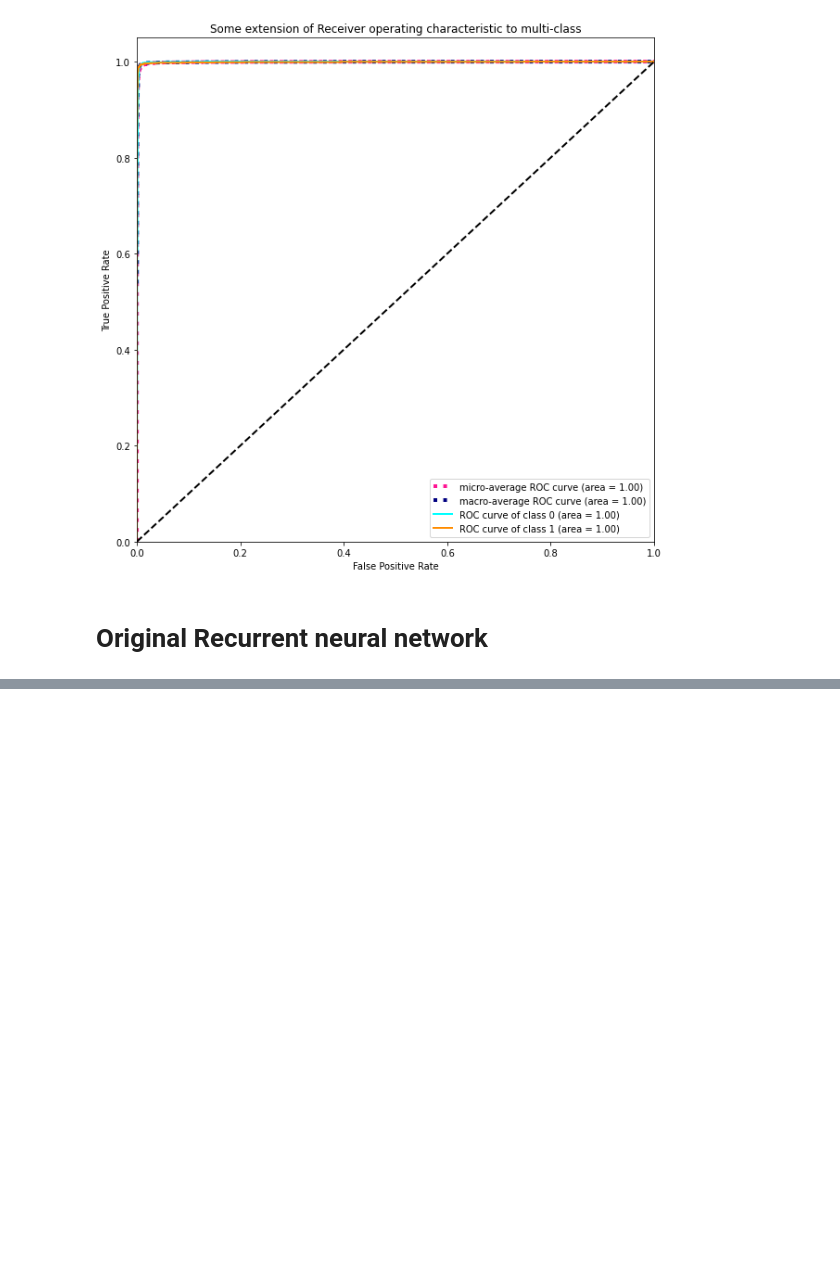
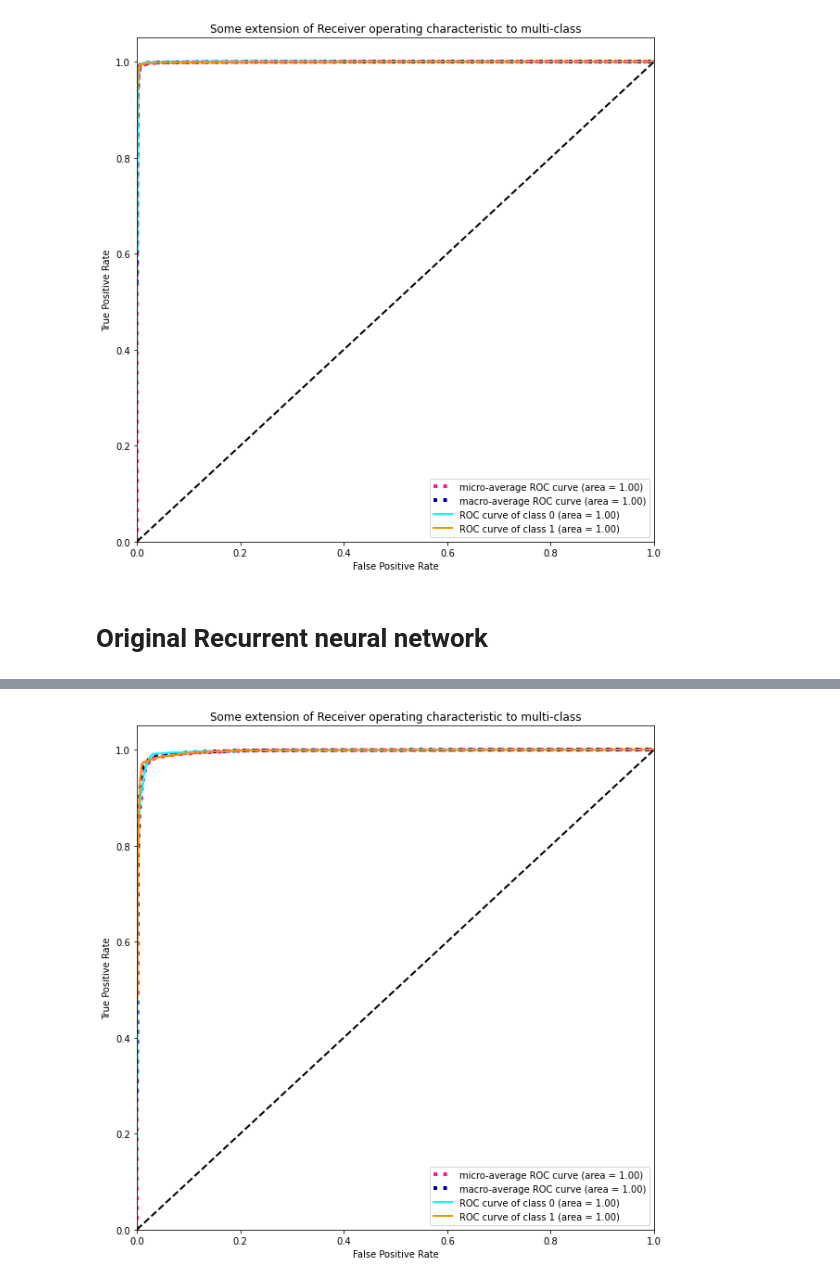
Before and after one commit to Ruanvans/ECG-classification-using-deep-learning, a Jupyter notebook: ptbd_models.ipynb, the cells around one changed output, grey strips where cells are left out. Saved outputs shown, nothing was run; the diff lists cells and outputs as text; code cells hidden in the pictures; blank space fills up the shorter version.

```diff
--- a/ptbd_models.ipynb
+++ b/ptbd_models.ipynb
@@ -743,0 +815,8 @@ roc_curve_evaluation(y, y_pred, y_test)
+# %%
+y = y_up
+y_pred = model_4.predict(Xc_up_test, batch_size=1000)
+y_test = y_up_test
+
+roc_curve_evaluation(y, y_pred, y_test)
+# %% [output]
+[figure, added]
```
Also changed, not shown: parts of 10 cells of this notebook.
